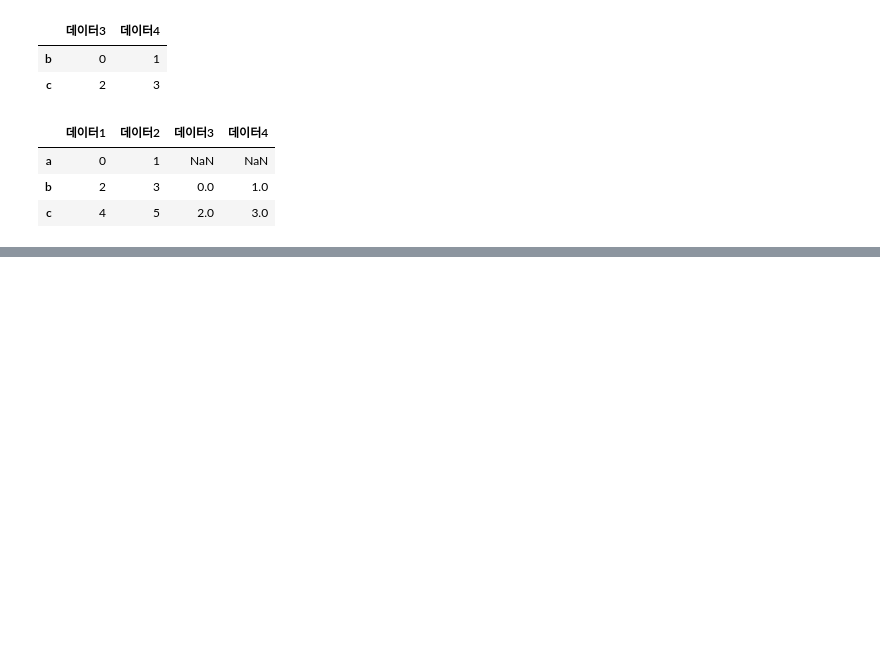
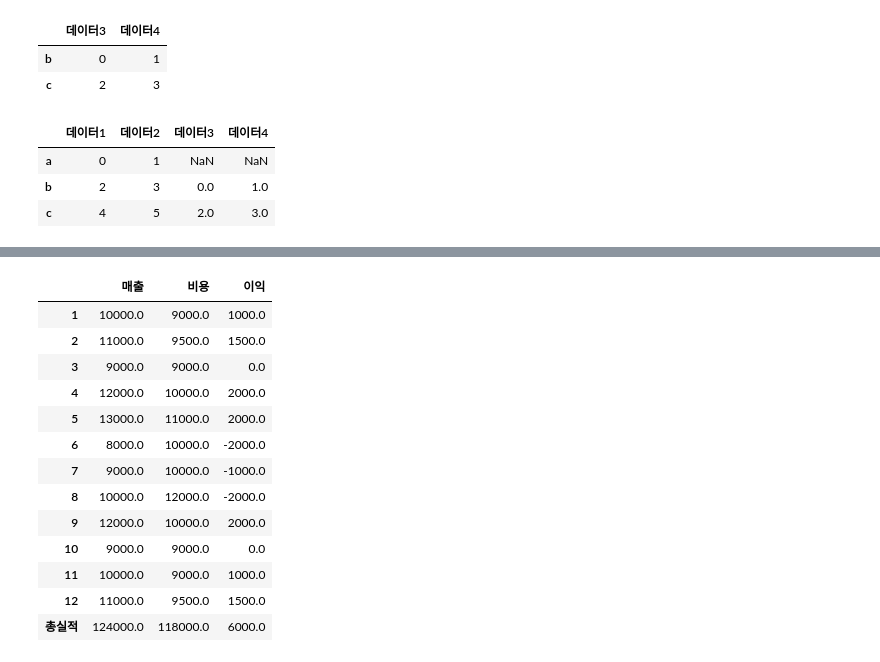
Before and after one commit to kia0919/ptyhon, a Jupyter notebook: pandas_data_analysis/pandas_data_advanced_controll.ipynb, the cells around one changed output, grey strips where cells are left out. Saved outputs shown, nothing was run; the diff lists cells and outputs as text; code cells hidden in the pictures; blank space fills up the shorter version.

```diff
--- a/pandas_data_analysis/pandas_data_advanced_controll.ipynb
+++ b/pandas_data_analysis/pandas_data_advanced_controll.ipynb
@@ -339,0 +344,10 @@ pd.concat([df1, df2], axis=1)   # pd.concat으로 df1, df2를 붙이는데 axis=
+# %%
+df3 = pd.DataFrame(
+    {
+        '매출': [10000, 11000, 9000, 12000, 13000, 8000],
+        '비용': [9000, 9500, 9000, 10000, 11000, 10000],
+        '이익': [1000, 1500, 0, 2000, 2000, -2000]},
+        index = ['1', '2', '3', '4', '5', '6']
+
+)
+df3
@@ -339,0 +362,9 @@ pd.concat([df1, df2], axis=1)   # pd.concat으로 df1, df2를 붙이는데 axis=
+# %%
+df4 = pd.DataFrame(
+    {
+        '매출': [9000, 10000, 12000, 9000, 10000, 11000],
+        '비용': [10000, 12000, 10000, 9000, 9000, 9500],
+        '이익': [-1000, -2000, 2000, 0, 1000, 1500]
+    }, index = ['7', '8', '9', '10', '11', '12']
+)
+df4
@@ -339,0 +379,3 @@ pd.concat([df1, df2], axis=1)   # pd.concat으로 df1, df2를 붙이는데 axis=
+# %%
+df5 = pd.concat([df3, df4])
+df5
@@ -339,0 +396,18 @@ pd.concat([df1, df2], axis=1)   # pd.concat으로 df1, df2를 붙이는데 axis=
+# %%
+df5.loc['총실적', :] = df5.sum()
+df5
+# %% [output]
+|  | 매출 | 비용 | 이익 |
+| 1 | 10000.0 | 9000.0 | 1000.0 |
+| 2 | 11000.0 | 9500.0 | 1500.0 |
+| 3 | 9000.0 | 9000.0 | 0.0 |
+| 4 | 12000.0 | 10000.0 | 2000.0 |
+| 5 | 13000.0 | 11000.0 | 2000.0 |
+| 6 | 8000.0 | 10000.0 | -2000.0 |
+| 7 | 9000.0 | 10000.0 | -1000.0 |
+| 8 | 10000.0 | 12000.0 | -2000.0 |
+| 9 | 12000.0 | 10000.0 | 2000.0 |
+| 10 | 9000.0 | 9000.0 | 0.0 |
+| 11 | 10000.0 | 9000.0 | 1000.0 |
+| 12 | 11000.0 | 9500.0 | 1500.0 |
+| 총실적 | 124000.0 | 118000.0 | 6000.0 |
```
Also changed, not shown: parts of 15 cells of this notebook, 2 other files.
